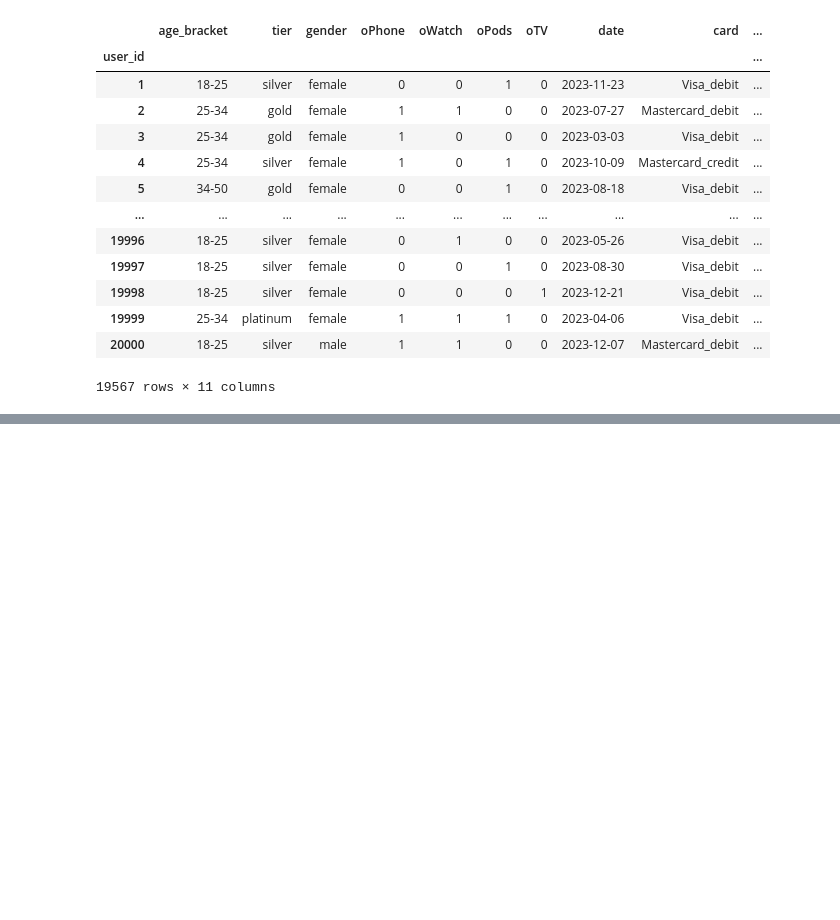
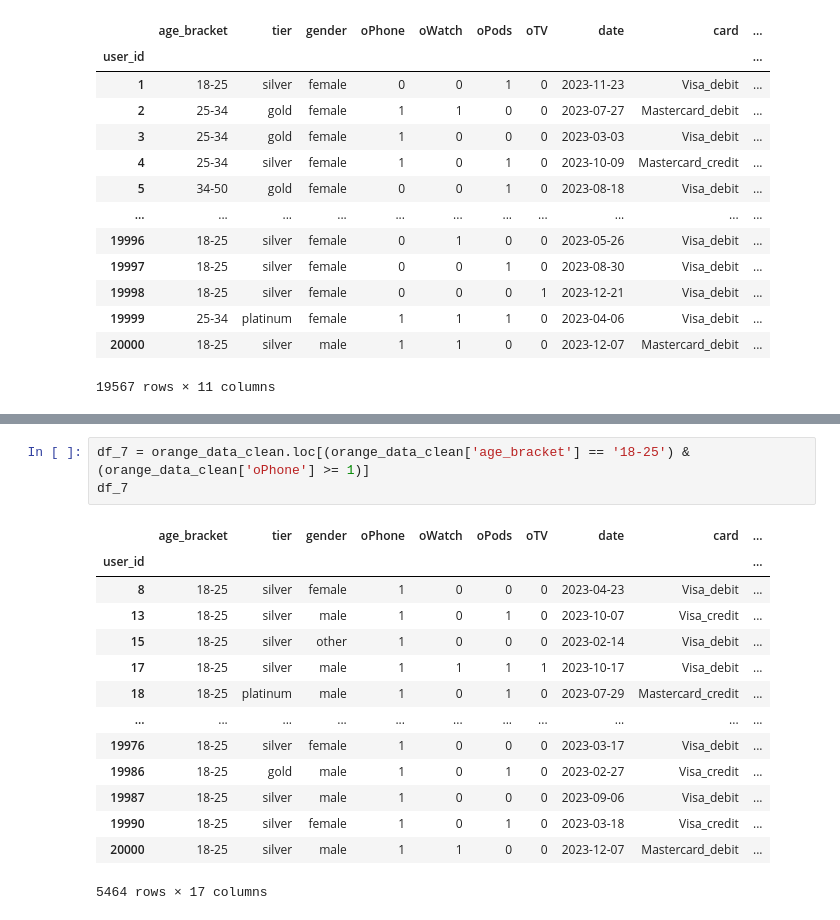
Before and after one commit to mihai20022/Orange_INC, a Jupyter notebook: main.ipynb/1.ipynb, the cells around one changed output, grey strips where cells are left out. Drawn from its saved outputs; the diff is of its cells as text; blank space fills up the shorter version.

```diff
--- a/main.ipynb/1.ipynb
+++ b/main.ipynb/1.ipynb
@@ -319,0 +527,18 @@ df_3_agg =orange_data_clean.groupby('tier').agg()
+# %%
+df_7 = orange_data_clean.loc[(orange_data_clean['age_bracket'] == '18-25') & (orange_data_clean['oPhone'] >= 1)]
+df_7
+# %% [output]
+|  | age_bracket | tier | gender | oPhone | oWatch | oPods | oTV | date | card | ... |
+| user_id |  |  |  |  |  |  |  |  |  | ... |
+| 8 | 18-25 | silver | female | 1 | 0 | 0 | 0 | 2023-04-23 | Visa_debit | ... |
+| 13 | 18-25 | silver | male | 1 | 0 | 1 | 0 | 2023-10-07 | Visa_credit | ... |
+| 15 | 18-25 | silver | other | 1 | 0 | 0 | 0 | 2023-02-14 | Visa_debit | ... |
+| 17 | 18-25 | silver | male | 1 | 1 | 1 | 1 | 2023-10-17 | Visa_debit | ... |
+| 18 | 18-25 | platinum | male | 1 | 0 | 1 | 0 | 2023-07-29 | Mastercard_credit | ... |
+| ... | ... | ... | ... | ... | ... | ... | ... | ... | ... | ... |
+| 19976 | 18-25 | silver | female | 1 | 0 | 0 | 0 | 2023-03-17 | Visa_debit | ... |
+| 19986 | 18-25 | gold | male | 1 | 0 | 1 | 0 | 2023-02-27 | Visa_credit | ... |
+| 19987 | 18-25 | silver | male | 1 | 0 | 0 | 0 | 2023-09-06 | Visa_debit | ... |
+| 19990 | 18-25 | silver | female | 1 | 0 | 1 | 0 | 2023-03-18 | Visa_credit | ... |
+| 20000 | 18-25 | silver | male | 1 | 1 | 0 | 0 | 2023-12-07 | Mastercard_debit | ... |
+5464 rows × 17 columns
```
Also changed, not shown: parts of 22 cells of this notebook.
